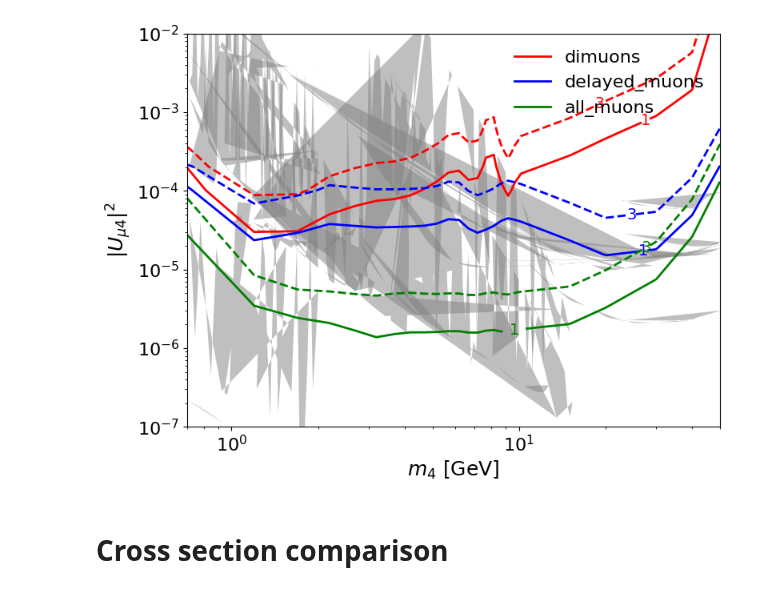
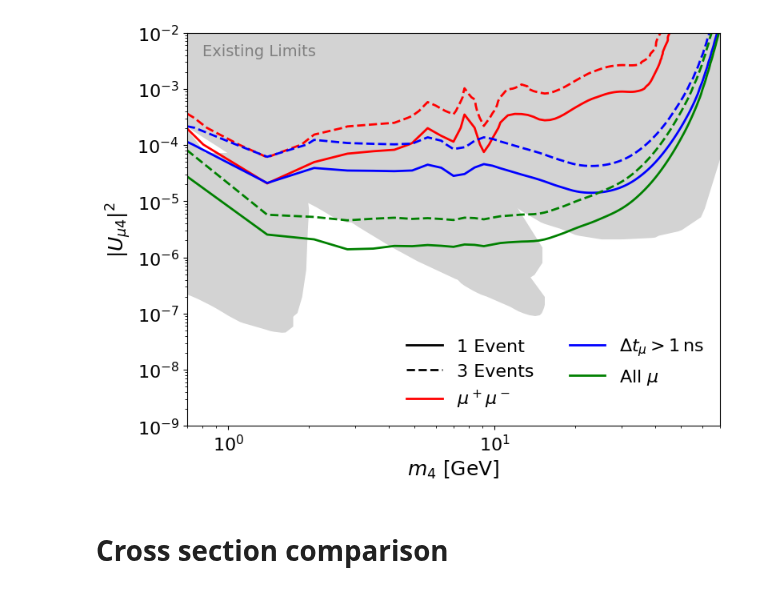
Before and after one commit to nickkamp1/Lake_Geneva_Neutrinos, a Jupyter notebook: SIREN_HNLAnalysis.ipynb, the cells around one changed output. Drawn from its saved outputs; the diff is of its cells as text; code cells hidden in the pictures.

```diff
--- a/SIREN_HNLAnalysis.ipynb
+++ b/SIREN_HNLAnalysis.ipynb
@@ -122,13 +39,0 @@ example_data = ak.from_parquet(groups[('0900', '0.00428')][0])
-# %%
-example_data["max_deltaT"] = np.max(
-    np.array(
-    [example_data.muon0_panel1_timing_difference,
-     example_data.muon0_panel2_timing_difference,
-     example_data.muon0_panel3_timing_difference]).T,
-     axis=1
-     )
-panel_transverse_disp = -np.ones((len(example_data),2))
-mask = example_data.muon0_panel1_hit_mask
-print(np.array(example_data.muon0_panel1_int_locations[mask]))
-panel_transverse_disp[mask] = np.array(example_data.muon0_panel1_int_locations[mask])[:,1,:2] - np.array(example_data.muon0_panel1_int_locations[mask])[:,0,:2]
-print(panel_transverse_disp)
@@ -158,7 +45,7 @@ delayed_rate = {}
 muon_rate = {}
 full_HNL_sim = {}
 for i,((m4, Um4), files) in enumerate(groups.items()):
-    if int(m4)>50000: continue
+    # if int(m4)>50000: continue
     # if float(Um4)>0.017: continue
     print("Processing group %d out of %d"%(i,len(groups)),end='\r')
     dimuon_total = 0.0
@@ -241,21 +187,53 @@ for Um4 in ["0.00100","0.01129","0.10000"]:
 # %%
 case_muon = hnl_tools.Limits(flavor='mu', invisible=False, nature='majorana')
-print(case_muon.limits)
+#print(case_muon.limits)
+from matplotlib.path import Path
+import matplotlib.patches as patches
+from scipy.spatial import ConvexHull
 
 plt.figure(figsize=(8,6))
 
-m4_range = np.logspace(np.log10(0.7),np.log10(50),200)
+m4_range = np.logspace(np.log10(0.1),np.log10(70),200)
 
 # first, plot existing limits
+plt.text(0.8,4e-3,"Existing Limits",color="gray",fontsize=14)
 for case,limit in case_muon.limits.iterrows():
-    x = m4_range
-    y = limit.interp_func(m4_range)
-    order = np.argsort(np.arctan2(y - y.mean(), x - x.mean()))
-    #plt.scatter(x,y,color="gray")
-    plt.fill(x[order], y[order], "gray", alpha=0.5)
+    if limit.m4_top is not None and limit.plot_label!="NuTeV":
+        # Create points for convex hull
+        # Combine bottom and top curves
+        points = np.column_stack([limit.m4,limit.ualpha4])
+
+        # Remove any duplicate or invalid points
+        points = points[~np.isnan(points).any(axis=1)]
+
+        if len(points) > 2:
+            # Compute convex hull
+            hull = ConvexHull(points)
+
+            # Create polygon from hull vertices
+            hull_points = points[hull.vertices]
+            polygon = patches.Polygon(hull_points, closed=True, alpha=1,
+                                      facecolor='lightgray', edgecolor=None)
+            plt.gca().add_patch(polygon)
+    else:
+        x = m4_range
+        y = limit.interp_func(m4_range)
+        ytop = limit.interp_func_top(m4_range)
+        nan_mask = np.logical_not(np.isnan(y) | np.isnan(ytop))
+        x = x[nan_mask]
+        y = y[nan_mask]
+        ytop = ytop[nan_mask]
+        if limit.m4_top is None or np.max(np.abs(y-ytop))<1e-3:
+            ytop = 1e-2*np.ones_like(ytop)
+        plt.fill_between(x,y,ytop, alpha=1, facecolor='lightgray')
+
+
+
 
 
 # next, plot our sensitivity
+plt.plot([],[],color="black",label="1 Event")
+plt.plot([],[],color="black",ls="--",label="3 Events")
 
 for k,results in zip(["dimuons", "delayed_muons", "all_muons"],
                      [dimuon_rate, delayed_rate, muon_rate]):
@@ -263,10 +241,13 @@ for k,results in zip(["dimuons", "delayed_muons", "all_muons"],
 
     if k=="dimuons":
         color = "red"
+        label=r"$\mu^+\mu^-$"
     elif k=="delayed_muons":
         color = "blue"
+        label=r"$\Delta  t_{\mu} > 1\,{\rm ns}$"
     elif k=="all_muons":
         color = "green"
+        label=r"All $\mu$"
 
 
     # Prepare data
@@ -280,20 +261,22 @@ for k,results in zip(["dimuons", "delayed_muons", "all_muons"],
     X, Y = np.meshgrid(m4_grid, Um4_sq_grid)
 
     # Interpolate event_sums onto grid
-    Z = griddata((np.log10(m4_vals), np.log10(Um4_sq_vals)), np.log10(event_sums), (np.log10(X), np.log10(Y)), method='linear', fill_value=0)
+    Z = griddata((np.log10(m4_vals), np.log10(Um4_sq_vals)), np.log10(event_sums), (np.log10(X), np.log10(Y)), method='cubic', fill_value=0)
     Z = 10**Z
 
     #pcm = plt.pcolormesh(X, Y, Z, cmap='viridis',norm=LogNorm())
-    #sc = plt.scatter(m4_vals, Um4_sq_vals, c=event_sums, cmap='viridis', s=80,norm=LogNorm(vmin=5e-1,vmax=5))
+    #if k=="dimuons": sc = plt.scatter(m4_vals, Um4_sq_vals, c=event_sums, cmap='viridis', s=80,norm=LogNorm(vmin=5e-1,vmax=5))
     #plt.colorbar(sc, label='Number of HNL dimuons in SINE')
     contours = plt.contour(X, Y, Z, levels=[1,3],colors=[color],linestyles=["-","--"])
-    plt.clabel(contours,fontsize=14)
-    plt.plot([],[], color=color, label=k)
+    #plt.clabel(contours,fontsize=14)
+    plt.plot([],[], color=color, label=label)
 plt.xlabel(r'$m_4$ [GeV]')
 plt.ylabel(r'$|U_{\mu 4}|^2$')
 plt.loglog()
-plt.ylim(1e-7,1e-2)
+plt.ylim(1e-9,1e-2)
+plt.xlim(0.7,70)
 plt.tight_layout()
-plt.legend()
+plt.legend(loc="lower right",ncol=2)
+plt.savefig("Figures/HNL/SINE_HNL_Sensitivity.pdf",dpi=100)
 plt.show()
 # %% [output]
@@ -317,4 +283,4 @@ atlas_displaced_2025  <function log_interp1d.<locals>.<lambda> at 0x...
-[figure, old version]
+[figure, new version]
 # %% [markdown]
 # Cross section comparison
 # %%
```
Also changed, not shown: parts of 10 cells of this notebook.
